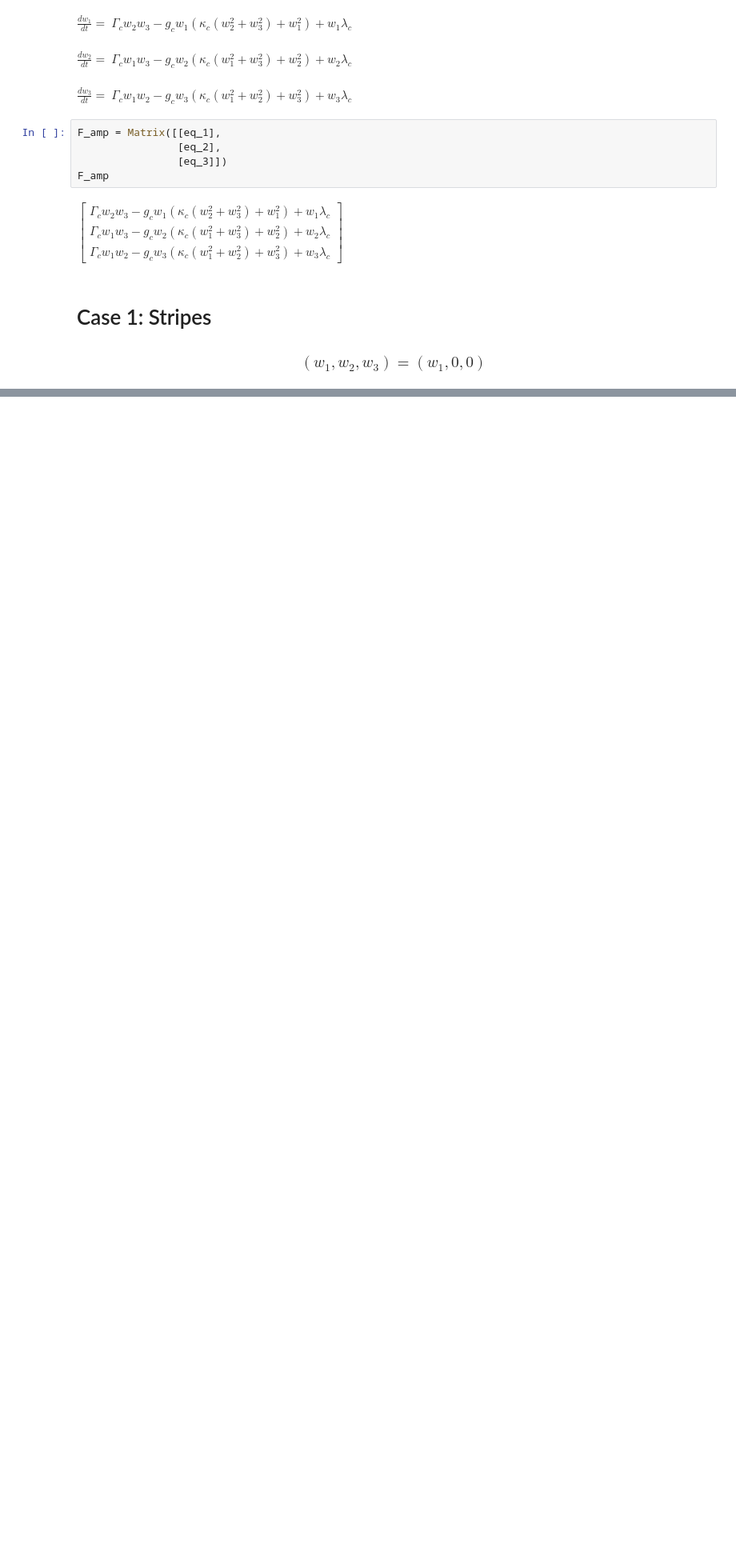
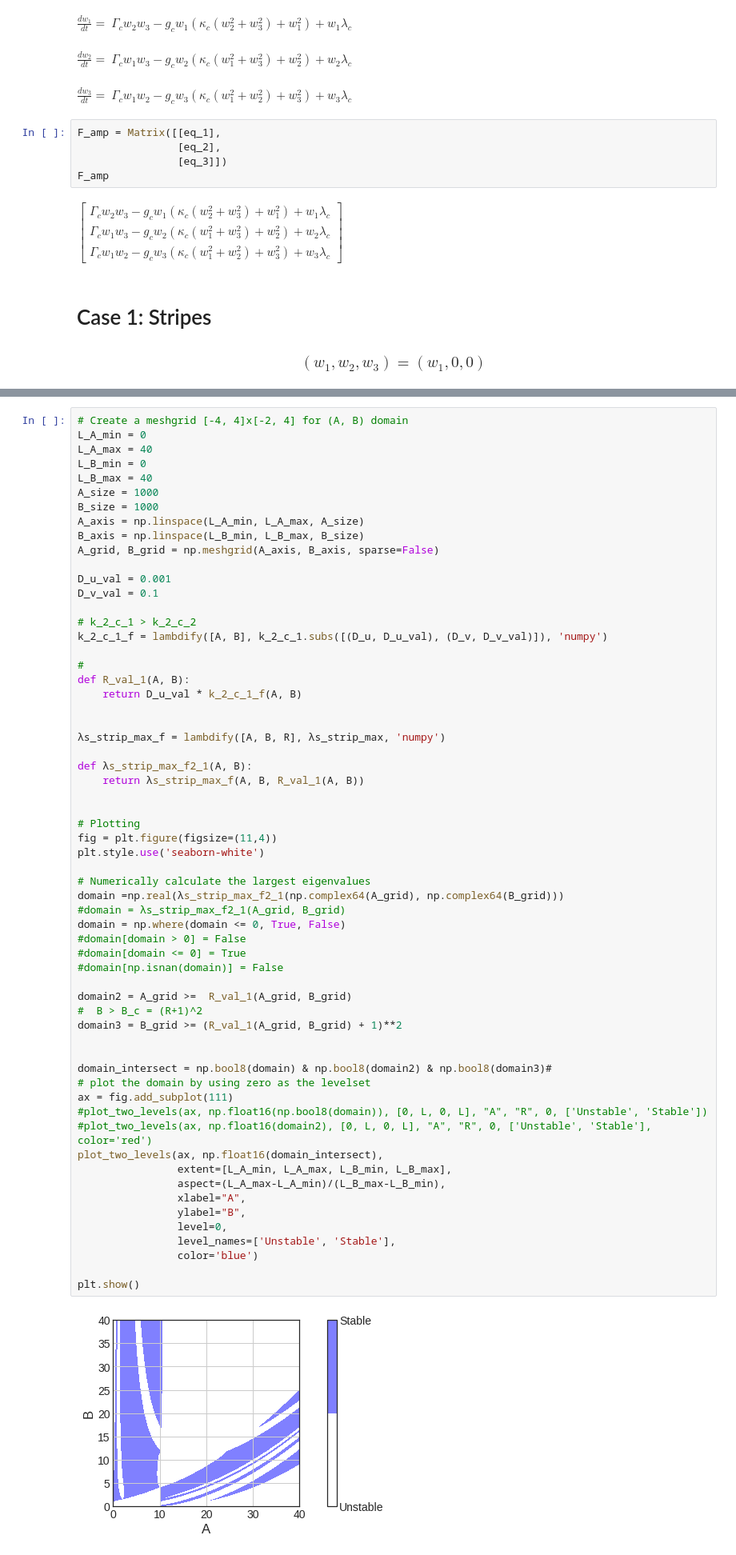
Before and after one commit to rpazuki/morpho_repo, a Jupyter notebook: amplitude_method/Amplitude_method_Brusselator_model-Copy1.ipynb, the cells around one changed output, grey strips where cells are left out. Shown at 80% size. Cells and saved outputs as stored; diff of their text form; blank space fills up the shorter version.

```diff
--- a/amplitude_method/Amplitude_method_Brusselator_model-Copy1.ipynb
+++ b/amplitude_method/Amplitude_method_Brusselator_model-Copy1.ipynb
@@ -728,2 +732,65 @@ $\displaystyle \frac{6 \sqrt{2} A R \sqrt{- \frac{\left(B - \left(R + 1\right)^{
+# %%
+# Create a meshgrid [-4, 4]x[-2, 4] for (A, B) domain
+L_A_min = 0
+L_A_max = 40
+L_B_min = 0
+L_B_max = 40
+A_size = 1000
+B_size = 1000
+A_axis = np.linspace(L_A_min, L_A_max, A_size)
+B_axis = np.linspace(L_B_min, L_B_max, B_size)
+A_grid, B_grid = np.meshgrid(A_axis, B_axis, sparse=False)
+
+D_u_val = 0.001
+D_v_val = 0.1
+
+# k_2_c_1 > k_2_c_2
+k_2_c_1_f = lambdify([A, B], k_2_c_1.subs([(D_u, D_u_val), (D_v, D_v_val)]), 'numpy')
+
+#
+def R_val_1(A, B):
+    return D_u_val * k_2_c_1_f(A, B)
+
+
+λs_strip_max_f = lambdify([A, B, R], λs_strip_max, 'numpy')
+
+def λs_strip_max_f2_1(A, B):
+    return λs_strip_max_f(A, B, R_val_1(A, B))
+
+
+# Plotting
+fig = plt.figure(figsize=(11,4))
+plt.style.use('seaborn-white')
+
+# Numerically calculate the largest eigenvalues
+domain =np.real(λs_strip_max_f2_1(np.complex64(A_grid), np.complex64(B_grid)))
+#domain = λs_strip_max_f2_1(A_grid, B_grid)
+domain = np.where(domain <= 0, True, False)
+#domain[domain > 0] = False
+#domain[domain <= 0] = True
+#domain[np.isnan(domain)] = False
+
+domain2 = A_grid >=  R_val_1(A_grid, B_grid)
+#  B > B_c = (R+1)^2
+domain3 = B_grid >= (R_val_1(A_grid, B_grid) + 1)**2
+
+
+domain_intersect = np.bool8(domain) & np.bool8(domain2) & np.bool8(domain3)#
+# plot the domain by using zero as the levelset
+ax = fig.add_subplot(111)
+#plot_two_levels(ax, np.float16(np.bool8(domain)), [0, L, 0, L], "A", "R", 0, ['Unstable', 'Stable'])
+#plot_two_levels(ax, np.float16(domain2), [0, L, 0, L], "A", "R", 0, ['Unstable', 'Stable'], color='red')
+plot_two_levels(ax, np.float16(domain_intersect),
+                extent=[L_A_min, L_A_max, L_B_min, L_B_max],
+                aspect=(L_A_max-L_A_min)/(L_B_max-L_B_min),
+                xlabel="A",
+                ylabel="B",
+                level=0,
+                level_names=['Unstable', 'Stable'],
+                color='blue')
+
+plt.show()
+# %% [output]
+[figure, added]
 # %%
 # Create a meshgrid [-4, 4]x[-2, 4] for (A, B) domain
```
Also changed, not shown: parts of 25 cells of this notebook, 10 other files.
